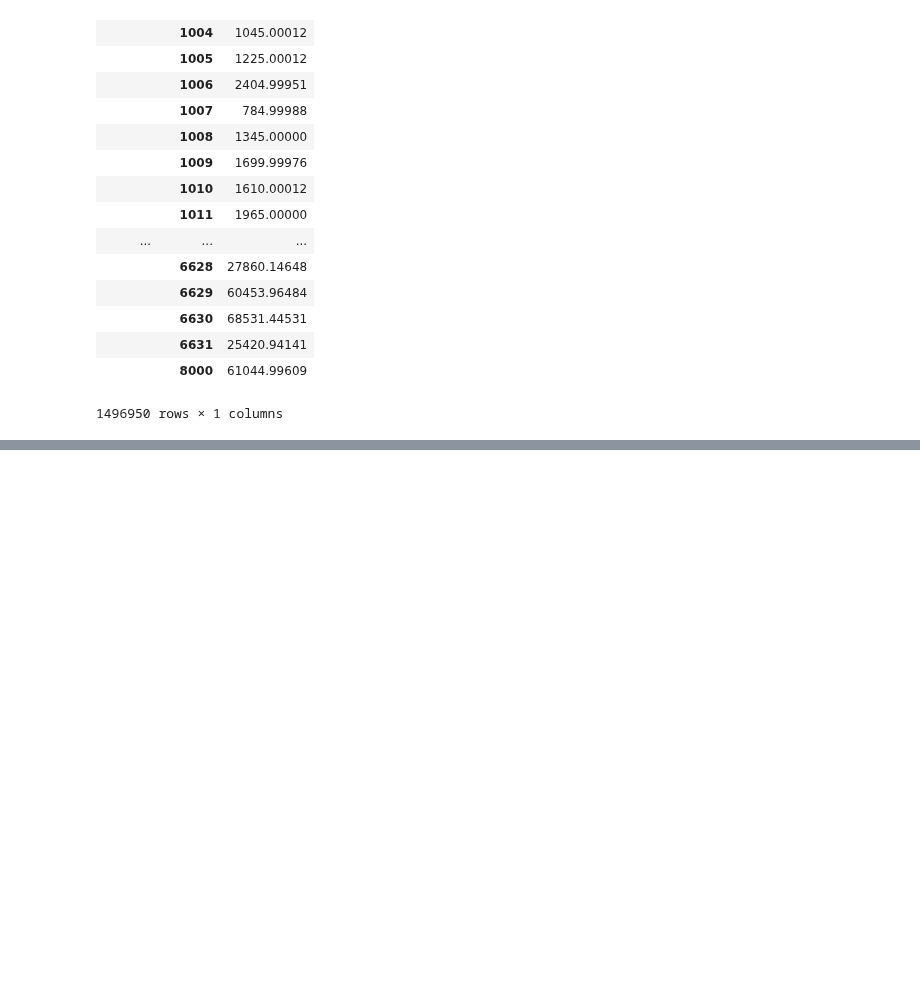
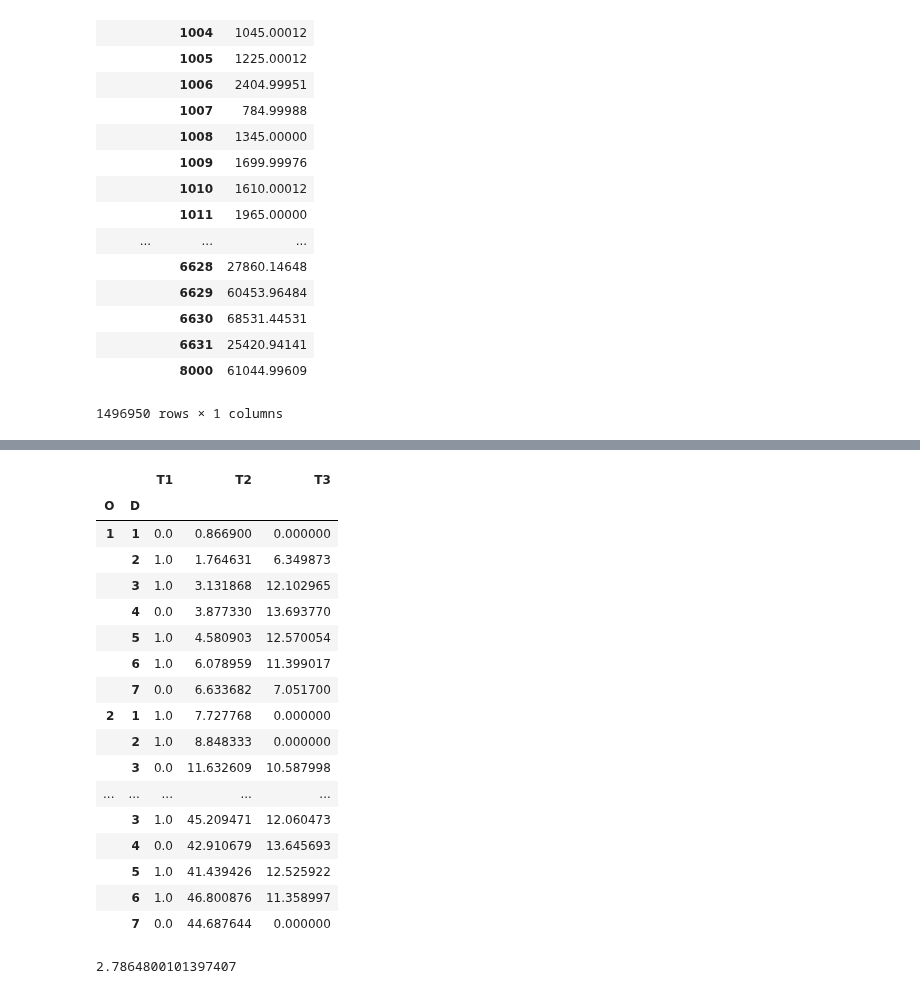
Before and after one commit to jabellcu/TPlanning_matrices, a Jupyter notebook: MatrixExamples.ipynb, the cells around one changed output, grey strips where cells are left out. Drawn from its saved outputs; the diff is of its cells as text; code cells hidden in the pictures; blank space fills up the shorter version.

```diff
--- a/MatrixExamples.ipynb
+++ b/MatrixExamples.ipynb
@@ -125,0 +288,3 @@ ex_skimdist
+# %%
+tTO = randomizeTE(mat.TO)
+tTO
@@ -125,0 +301,3 @@ ex_skimdist
+# %%
+tTD = randomizeTE(mat.TD)
+tTD
@@ -125,0 +314,26 @@ ex_skimdist
+# %%
+fmat = mat.furness(tTO, tTD)
+fmat
+# %% [output]
+|  |  | T1 | T2 | T3 |
+| O | D |  |  |  |
+| 1 | 1 | 0.0 | 0.866900 | 0.000000 |
+|  | 2 | 1.0 | 1.764631 | 6.349873 |
+|  | 3 | 1.0 | 3.131868 | 12.102965 |
+|  | 4 | 0.0 | 3.877330 | 13.693770 |
+|  | 5 | 1.0 | 4.580903 | 12.570054 |
+|  | 6 | 1.0 | 6.078959 | 11.399017 |
+|  | 7 | 0.0 | 6.633682 | 7.051700 |
+| 2 | 1 | 1.0 | 7.727768 | 0.000000 |
+|  | 2 | 1.0 | 8.848333 | 0.000000 |
+|  | 3 | 0.0 | 11.632609 | 10.587998 |
+| ... | ... | ... | ... | ... |
+|  | 3 | 1.0 | 45.209471 | 12.060473 |
+|  | 4 | 0.0 | 42.910679 | 13.645693 |
+|  | 5 | 1.0 | 41.439426 | 12.525922 |
+|  | 6 | 1.0 | 46.800876 | 11.358997 |
+|  | 7 | 0.0 | 44.687644 | 0.000000 |
+# %%
+max([max(x,y) for x,y in zip((fmat.TO - tTO).abs().max(), (fmat.TD - tTD).abs().max())])
+# %% [output]
+2.7864800101397407
```
Also changed, not shown: parts of 18 cells of this notebook, 10 other files.
